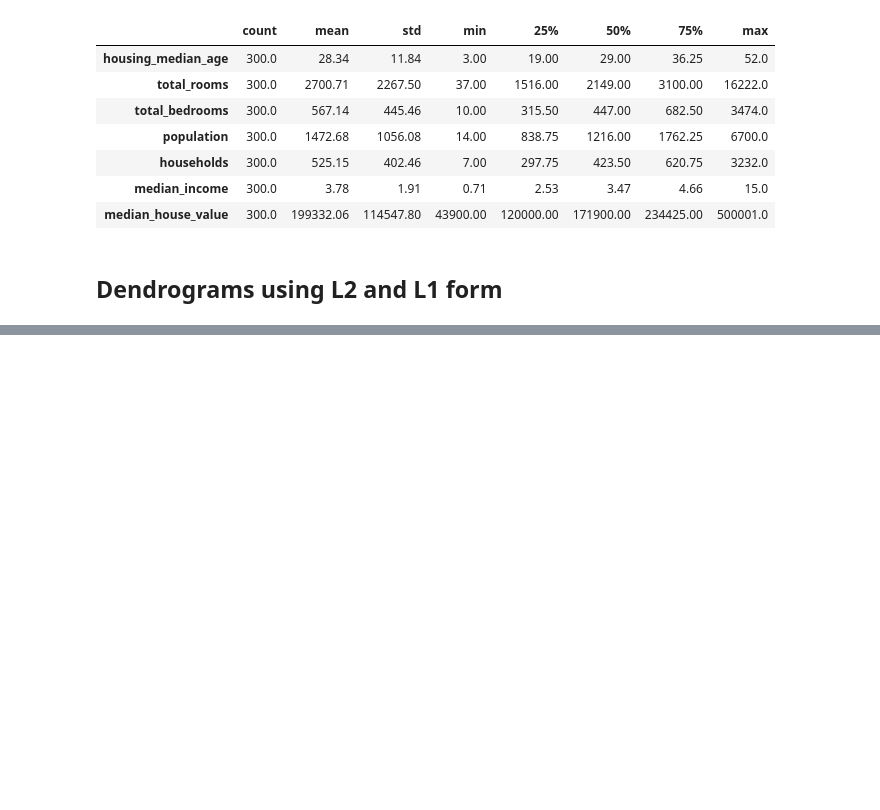
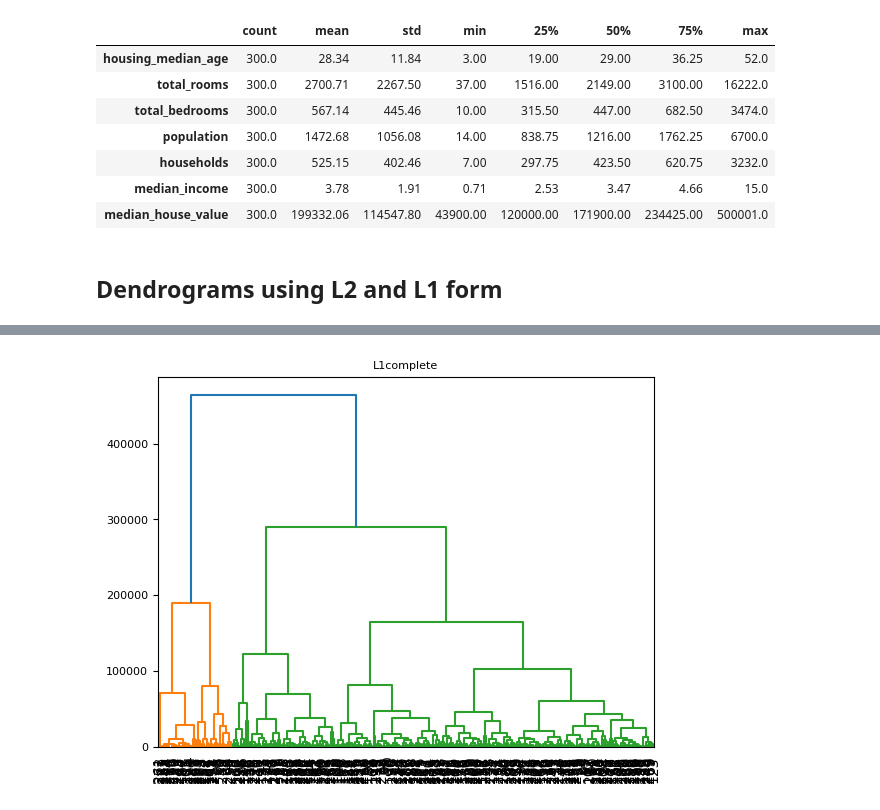
Before and after one commit to Takosaga/spring_24, a Jupyter notebook: data_mining/lab2/lab2.ipynb, the cells around one changed output, grey strips where cells are left out. Saved outputs shown, nothing was run; the diff lists cells and outputs as text; code cells hidden in the pictures; blank space fills up the shorter version.

```diff
--- a/data_mining/lab2/lab2.ipynb
+++ b/data_mining/lab2/lab2.ipynb
@@ -76,0 +93,4 @@ NameError: name 'pdist' is not defined
+# %%
+links(L1_linkage_complete)
+# %% [output]
+[figure, added]
```
Also changed, not shown: parts of 19 cells of this notebook.
